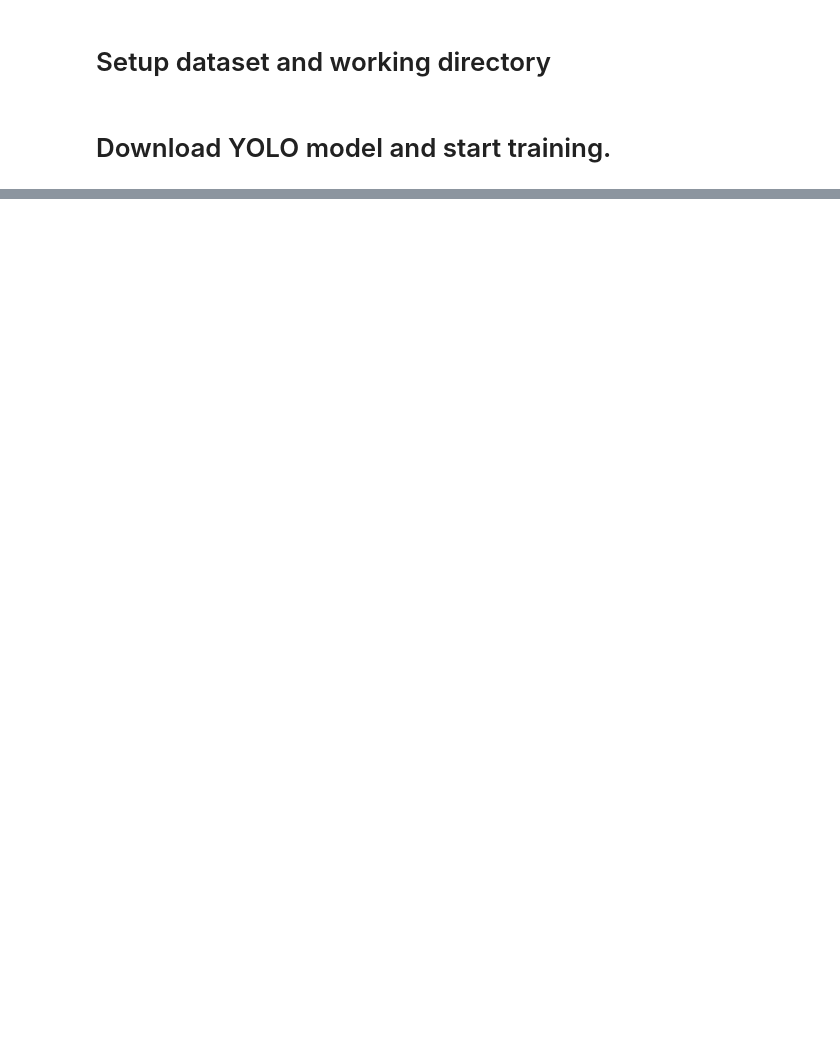
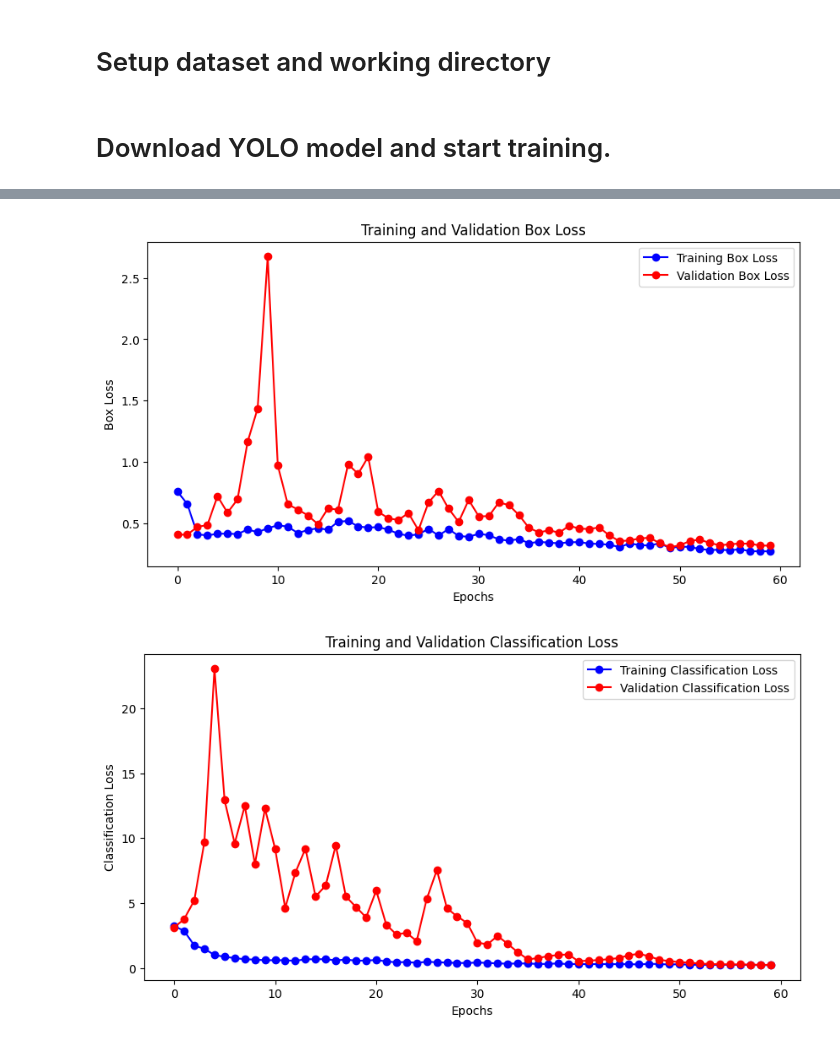
Before and after one commit to kanbanyte/sepb, a Jupyter notebook: src/notebooks/object_detection_training.ipynb, the cells around one changed output, grey strips where cells are left out. Cells and saved outputs as stored; diff of their text form; code cells hidden in the pictures; blank space fills up the shorter version.

Commit message:
added plotting functionalities: - changed notebook to plot more metrics (mAP, PR rates, etc.) - added a script that plots results locally

```diff
--- a/src/notebooks/object_detection_training.ipynb
+++ b/src/notebooks/object_detection_training.ipynb
@@ -210,7 +210,9 @@ with open(train_config_file, 'w') as file:
 # %%
 # Display the result summary
 ensure_correct_locale()
+import os
 from IPython.display import Image, display
+
 results_file_path = f'{result_folder_path}/results.png'
 display(Image(filename=results_file_path, width=1200))
 
@@ -229,7 +231,7 @@ import matplotlib.pyplot as plt
 results_csv =  os.path.join(result_folder_path, "results.csv")
 df = pd.read_csv(results_csv)
 
-# The csv file contains weird spaces before the labels.
+# The csv file contains weird spaces before the text.
 epochs = df['                  epoch']
 
 # Display training and validation loss curves for box
@@ -239,7 +241,7 @@ plt.figure(figsize=(10, 5))
 plt.plot(epochs, training_box_loss, label='Training Box Loss', marker='o', color='blue')
 plt.plot(epochs, validation_box_loss, label='Validation Box Loss', marker='o', color='red')
 plt.xlabel('Epochs')
-plt.ylabel('Loss')
+plt.ylabel('Box Loss')
 plt.title('Training and Validation Box Loss')
 plt.legend()
 plt.show()
@@ -251,7 +253,7 @@ plt.figure(figsize=(10, 5))
 plt.plot(epochs, training_cls_loss, label='Training Classification Loss', marker='o', color='blue')
 plt.plot(epochs, validation_cls_loss, label='Validation Classification Loss', marker='o', color='red')
 plt.xlabel('Epochs')
-plt.ylabel('Loss')
+plt.ylabel('Classification Loss')
 plt.title('Training and Validation Classification Loss')
 plt.legend()
 plt.show()
@@ -260,10 +262,35 @@ plt.show()
 training_dfl_loss = df['         train/dfl_loss']
 validation_dfl_loss = df['           val/dfl_loss']
 plt.figure(figsize=(10, 5))
-plt.plot(epochs, training_dfl_loss, label='Training Classification Loss', marker='o', color='blue')
-plt.plot(epochs, validation_dfl_loss, label='Validation Classification Loss', marker='o', color='red')
+plt.plot(epochs, training_dfl_loss, label='Training DFL Loss', marker='o', color='blue')
+plt.plot(epochs, validation_dfl_loss, label='Validation DFL Loss', marker='o', color='red')
 plt.xlabel('Epochs')
-plt.ylabel('Loss')
-plt.title('Training and Validation Classification Loss')
+plt.ylabel('DFL Loss')
+plt.title('Training and Validation DFL Loss')
 plt.legend()
 plt.show()
+
+# Display training and validation loss curves for mean average precision
+maAP50 = df['       metrics/mAP50(B)']
+mAP50_95 = df['    metrics/mAP50-95(B)']
+plt.figure(figsize=(10, 5))
+plt.plot(epochs, maAP50, label='mAP50', marker='o', color='blue')
+plt.plot(epochs, mAP50_95, label='mAP50-95', marker='o', color='red')
+plt.xlabel('Epochs')
+plt.ylabel('Mean Average Precisions Loss')
+plt.title('Mean Average Precisions @50 and @50-95')
+plt.legend()
+plt.show()
+
+# Display training and validation loss curves for precision and recall rates
+recall = df['      metrics/recall(B)']
+precision = df['   metrics/precision(B)']
+plt.figure(figsize=(10, 5))
+plt.plot(epochs, recall, label='Recall', marker='o', color='blue')
+plt.plot(epochs, precision, label='Precision', marker='o', color='red')
+plt.xlabel('Epochs')
+plt.ylabel('Percentage')
+plt.title('Precision and Recall rates')
+plt.legend()
+plt.show()
+# %% [output]
@@ -269,0 +299,2 @@ plt.show()
+[figure, added]
+[figure, added]
```
Also changed, not shown: parts of 1 cell of this notebook, 1 other file.
